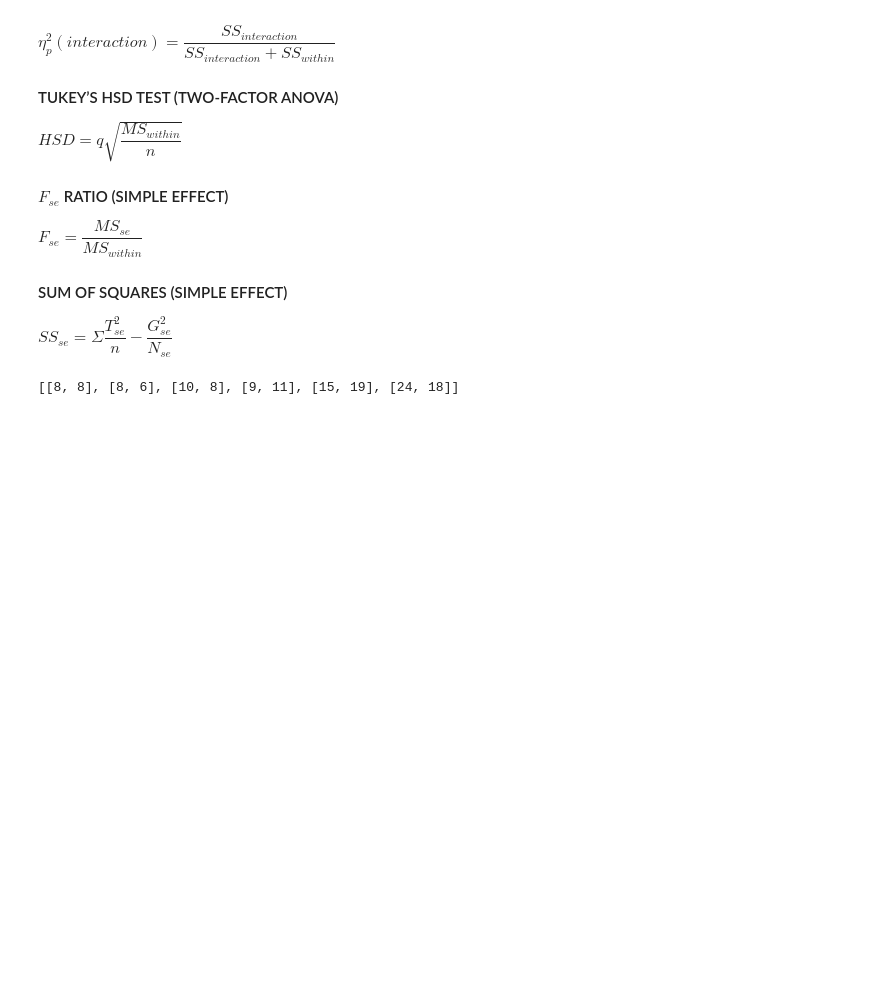
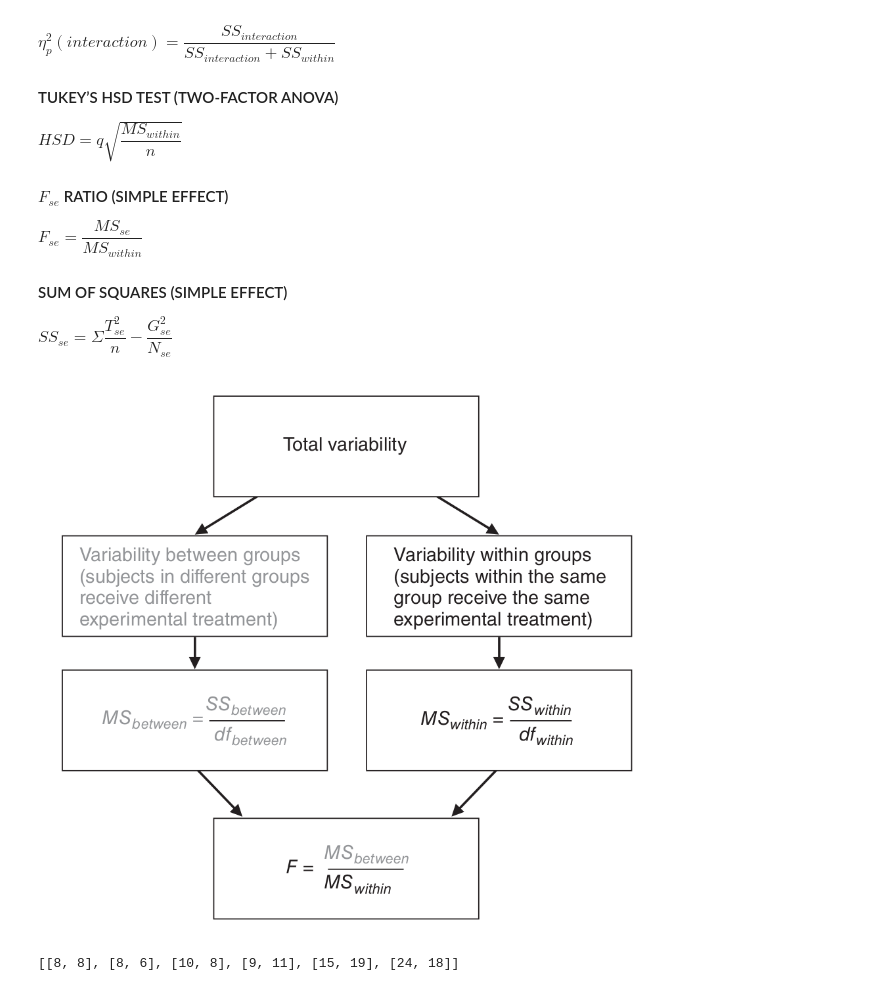
Before and after one commit to carleyeshield21/StatisticsDataScience, a Jupyter notebook: Statistics_Training/Statistics_Witte/Statistics_Analysis_of_Variance_(Two Factors).ipynb, the cells around one changed output. Drawn from its saved outputs; the diff is of its cells as text; code cells hidden in the pictures; blank space fills up the shorter version.

```diff
--- a/Statistics_Training/Statistics_Witte/Statistics_Analysis_of_Variance_(Two Factors).ipynb
+++ b/Statistics_Training/Statistics_Witte/Statistics_Analysis_of_Variance_(Two Factors).ipynb
@@ -89,6 +89,11 @@ $F_{se}=\dfrac{MS_{se}}{MS_{within}}$
 #### SUM OF SQUARES (SIMPLE EFFECT)
 
 $SS_{se}=\Sigma\dfrac{T^2_{se}}{n}-\dfrac{G^2_{se}}{N_{se}}$
+# %%
+from IPython.display import Image
+Image(filename='stat_infographic/Anova.png')
+# %% [output]
+[figure, added]
 # %%
 def TWO_FACTOR_ANOVA(your_data,rows,columns,n,alpha):
     import statsmodels.stats.libqsturng as qsturng
```
Also changed, not shown: 1 other file.
